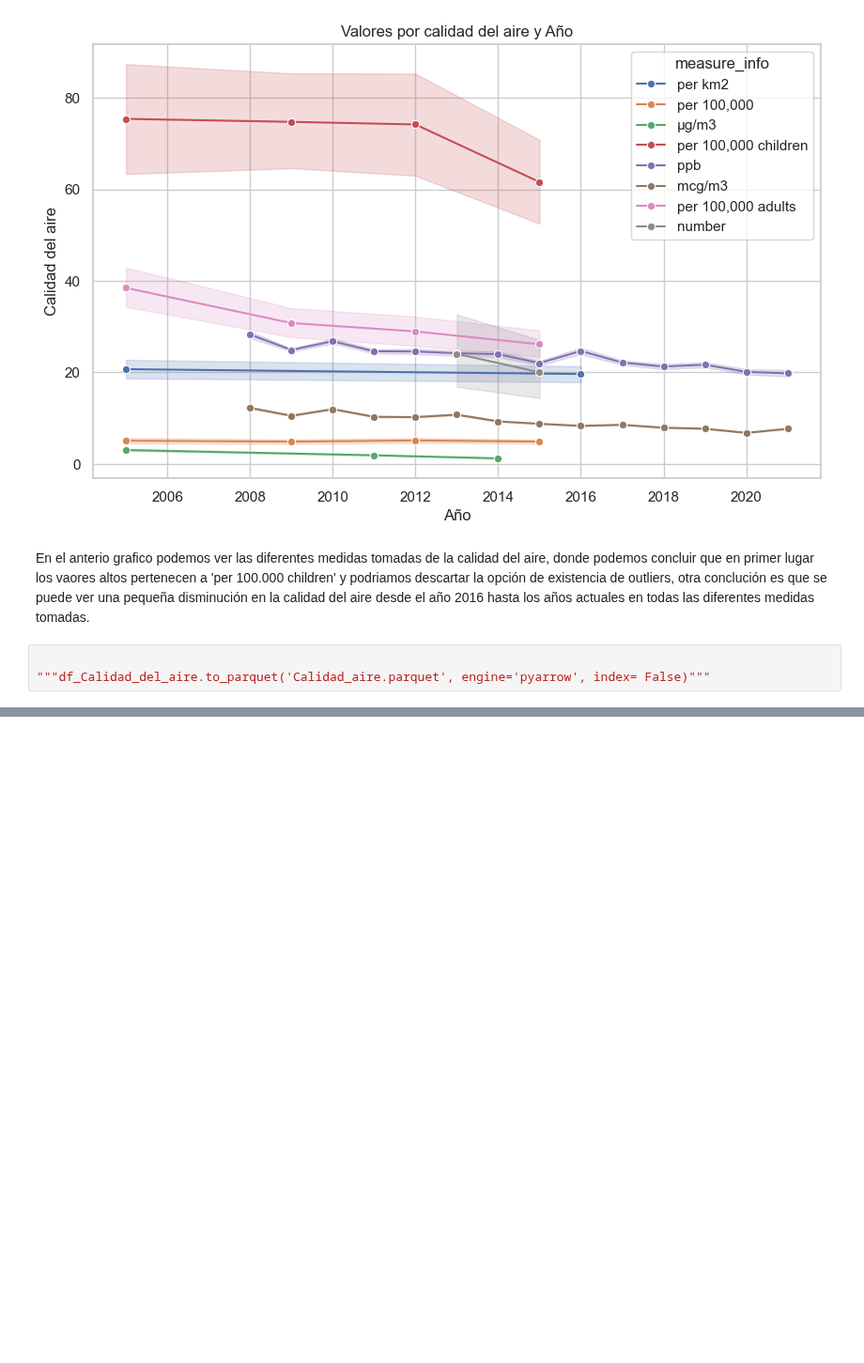
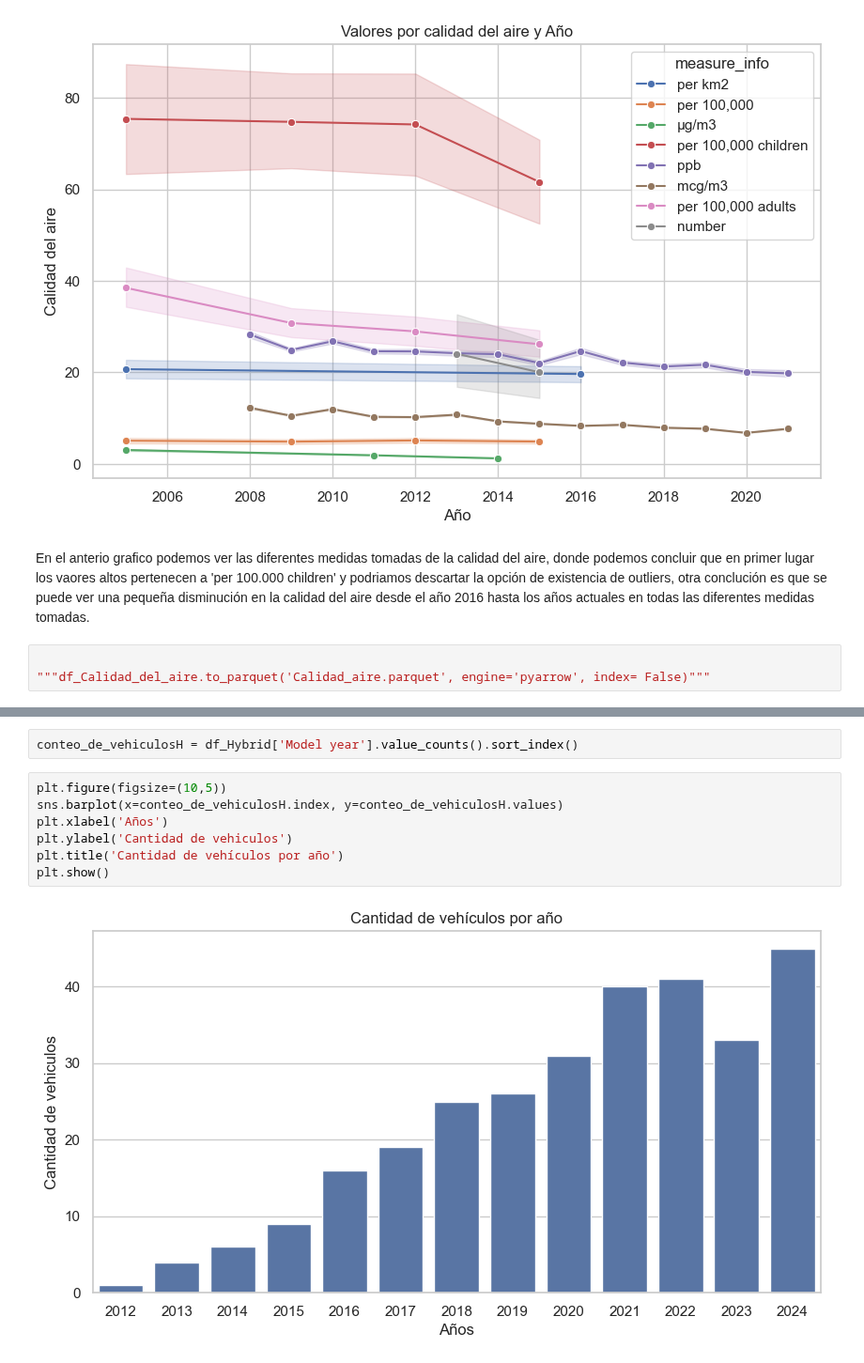
Before and after one commit to GLibardoAlarcon/Proyecto_Finalizado_Streamlit, a Jupyter notebook: libardo.ipynb, the cells around one changed output, grey strips where cells are left out. Shown at 94% size. Drawn from its saved outputs; the diff is of its cells as text; blank space fills up the shorter version.

```diff
--- a/libardo.ipynb
+++ b/libardo.ipynb
@@ -223,0 +322,11 @@ En el anterio grafico podemos ver las diferentes medidas tomadas de la calidad d
+# %%
+conteo_de_vehiculosH = df_Hybrid['Model year'].value_counts().sort_index()
+# %%
+plt.figure(figsize=(10,5))
+sns.barplot(x=conteo_de_vehiculosH.index, y=conteo_de_vehiculosH.values)
+plt.xlabel('Años')
+plt.ylabel('Cantidad de vehiculos')
+plt.title('Cantidad de vehículos por año')
+plt.show()
+# %% [output]
+[figure, added]
```
Also changed, not shown: parts of 16 cells of this notebook.
